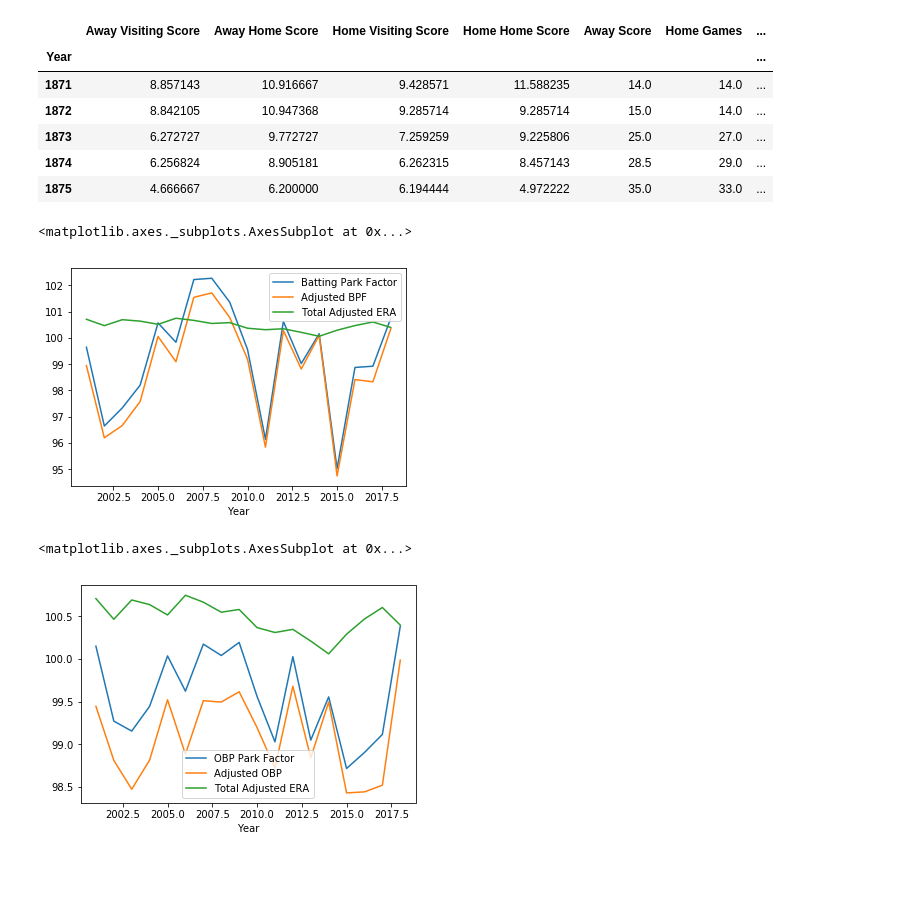
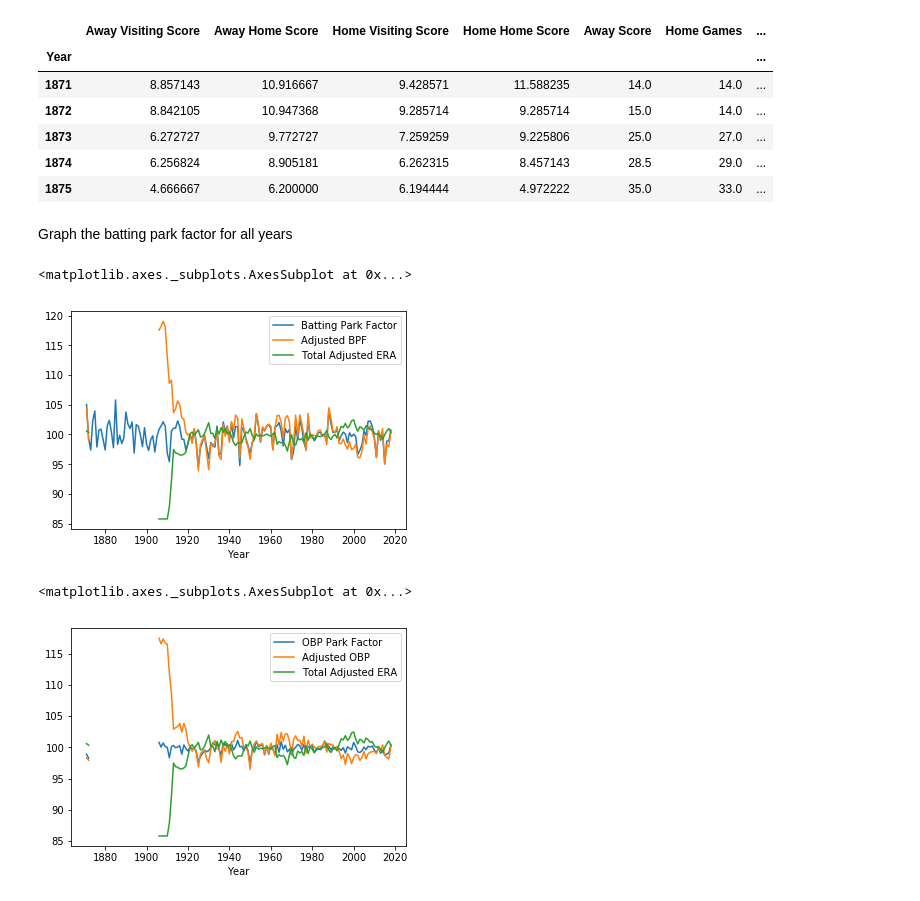
Before and after one commit to crotcake/Sabre-Final, a Jupyter notebook: Sabremetrics Final Code.ipynb, the cells around one changed output. Cells and saved outputs as stored; diff of their text form; code cells hidden in the pictures; blank space fills up the shorter version.

```diff
--- a/Sabremetrics Final Code.ipynb
+++ b/Sabremetrics Final Code.ipynb
@@ -123,7 +120,7 @@ for i in range(1871,2019):
     homegamen["Year"]=i
     teama=pd.merge(teama,homegamen,on=["Team","Year"])
     teama=pd.merge(teama,waygamen,on=["Team","Year"])
-    teama=teama.rename(columns={"visiting_team":"Home Games","home_team":"Away Score"})
+    teama=teama.rename(columns={"visiting_team":"Home Games","home_team":"Away Games"})
     teama["Batting Park Factor"]=(((teama["Home Home Score"]+teama["Home Visiting Score"])/2)/((teama["Away Home Score"]+teama["Away Visiting Score"])/2))*100
     gameh=game.groupby("home_team").sum()
     gameh["Plate Appearences"]=(gameh["visiting_abs"]+gameh["visiting_sac_hits"]+gameh["visiting_sac_flies"]+gameh["visiting_hbp"]+gameh["visiting_bb"]+gameh["home_abs"]+gameh["home_sac_hits"]+gameh["home_sac_flies"]+gameh["home_hbp"]+gameh["home_bb"])
@@ -170,10 +169,10 @@ bigframe.head()
 # %%
 yearframe=bigframe.groupby("Year").median()
-mean=yearframe["Visiting ERA"].mean()
-std=yearframe["Visiting ERA"].std()
+mean=yearframe.loc[yearframe.index>1920]["Visiting ERA"].mean()
+std=yearframe.loc[yearframe.index>1920]["Visiting ERA"].std()
 yearframe["Adjusted Visiting ERA"]=((yearframe["Visiting ERA"]-mean)/std)+100
-mean=yearframe["Home ERA"].mean()
-std=yearframe["Home ERA"].std()
+mean=yearframe.loc[yearframe.index>1920]["Home ERA"].mean()
+std=yearframe.loc[yearframe.index>1920]["Home ERA"].std()
 yearframe["Adjusted Home ERA"]=((yearframe["Home ERA"]-mean)/std)+100
 yearframe["Total Adjusted ERA"]=(yearframe["Adjusted Home ERA"]+yearframe["Adjusted Visiting ERA"])/2
 yearframe["Adjusted BPF"]=(yearframe["Batting Park Factor"]/(yearframe["Total Adjusted ERA"]))*100
@@ -187,15 +186,19 @@ yearframe.head()
 | 1873 | 6.272727 | 9.772727 | 7.259259 | 9.225806 | 25.0 | 27.0 | ... |
 | 1874 | 6.256824 | 8.905181 | 6.262315 | 8.457143 | 28.5 | 29.0 | ... |
 | 1875 | 4.666667 | 6.200000 | 6.194444 | 4.972222 | 35.0 | 33.0 | ... |
+# %% [markdown]
+Graph the batting park factor for all years
 # %%
-plotframe=yearframe.loc[yearframe.index>2000]
+plotframe=yearframe
+#.loc[yearframe.index>1999]
 plotframe[["Batting Park Factor","Adjusted BPF","Total Adjusted ERA"]].plot()
 # %% [output]
 <matplotlib.axes._subplots.AxesSubplot at 0x...>
-[figure, old version]
+[figure, new version]
 # %%
-plotframe=yearframe.loc[yearframe.index>2000]
+plotframe=yearframe
+#.loc[yearframe.index>1999]
 plotframe[["OBP Park Factor","Adjusted OBP","Total Adjusted ERA"]].plot()
 # %% [output]
 <matplotlib.axes._subplots.AxesSubplot at 0x...>
-[figure, old version]
+[figure, new version]
```
Also changed, not shown: parts of 9 cells of this notebook.
